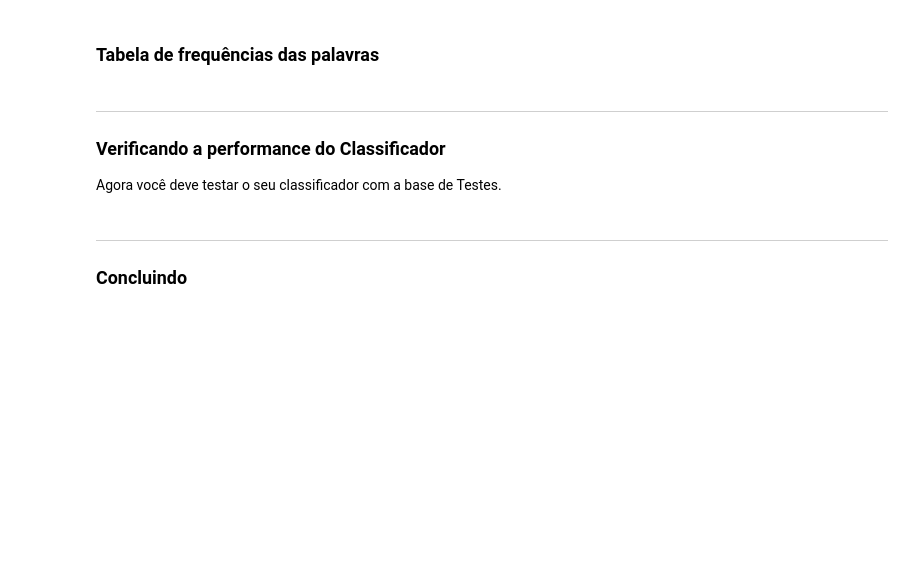
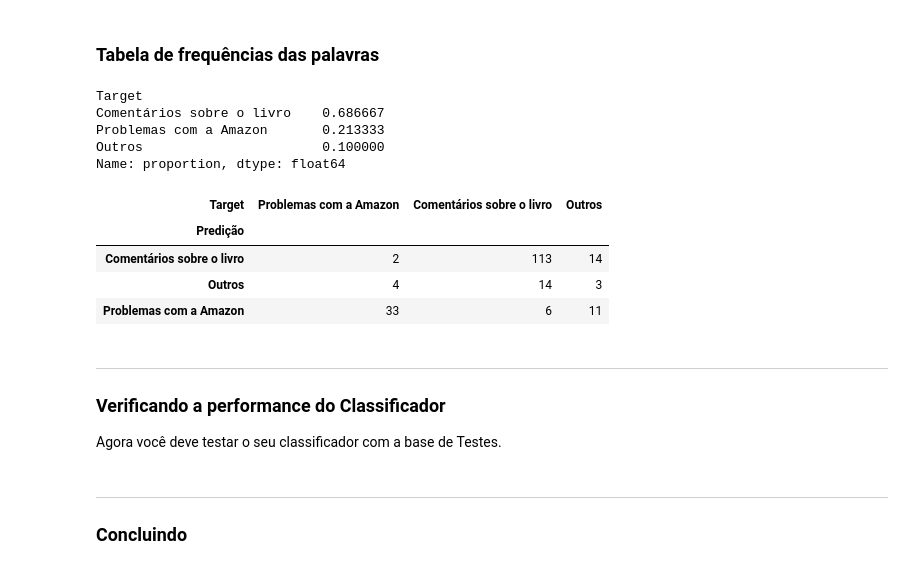
Before and after one commit to Phvr06/cdados-p1, a Jupyter notebook: Projeto1 Template.ipynb, the cells around one changed output. Drawn from its saved outputs; the diff is of its cells as text; code cells hidden in the pictures; blank space fills up the shorter version.

```diff
--- a/Projeto1 Template.ipynb
+++ b/Projeto1 Template.ipynb
@@ -80,15 +213,26 @@ train.head(10)
 # %% [markdown]
 ### Tabela de frequências das palavras
+# %%
+tabela_relativa = train.Target.value_counts(True)
+
+P_amazon = tabela_relativa['Problemas com a Amazon']
+P_livro = tabela_relativa['Comentários sobre o livro']
+P_outros = tabela_relativa['Outros']
+tabela_relativa
+# %% [output]
+Target
+Comentários sobre o livro    0.686667
+Problemas com a Amazon       0.213333
+Outros                       0.100000
+Name: proportion, dtype: float64
 # %%
 # Criando uma lista com todas as palavras diferentes
-
 palavras = ''
 
 for i in range(len(train['Mensagem'])):
-    print(train.Mensagem[i])
     palavras += train['Mensagem'][i] + ' '
 
 palavras = palavras.split()
-palavras = list(set(palavras))
-len(palavras)
+palavras = pd.Series(list(set(palavras)))
+n_palavras_diff = len(palavras)
 # %%
@@ -130,9 +276,46 @@ outros = outros.reset_index(drop=True)
 for i in range(len(outros['Mensagem'])):
     palavras_outros += outros['Mensagem'][i] + ' '
 
-palavras_outros = palavras_outros.split()
-palavras_outros = list(set(palavras_outros))
-len(palavras_outros)
+palavras_outros_lista = palavras_outros.split()
+palavras_outros = pd.Series(palavras_outros_lista)
+P_palavra_dado_outros = palavras_outros.value_counts()
+n_palavras_outros = len(palavras_outros)
+# %%
+for i, frase in test['Mensagem'].items():
+    frase = frase.split()
+    prob_amazon = 1
+    prob_livro = 1
+    prob_outros = 1
+    for palavra in frase:
+        if palavra not in palavras_amazon_lista:
+            prob_amazon *= (0 + 1)/(n_palavras_amazon + n_palavras_diff)
+        else:
+            prob_amazon *= (P_palavra_dado_amazon[palavra] + 1)/(n_palavras_amazon + n_palavras_diff)
+
+        if palavra not in palavras_livro_lista:
+            prob_livro *= (0 + 1)/(n_palavras_livro + n_palavras_diff)
+        else:
+            prob_livro *= (P_palavra_dado_livro[palavra] + 1)/(n_palavras_livro + n_palavras_diff)
+
+        if palavra not in palavras_outros_lista:
+            prob_outros *= (0 + 1)/(n_palavras_outros + n_palavras_diff)
+        else:
+            prob_outros *= (P_palavra_dado_outros[palavra] + 1)/(n_palavras_outros + n_palavras_diff)
+
+    if prob_amazon > prob_livro and prob_amazon > prob_outros:
+        test.loc[i, 'Predição'] = 'Problemas com a Amazon'
+    elif prob_livro > prob_amazon and prob_livro > prob_outros:
+        test.loc[i, 'Predição'] = 'Comentários sobre o livro'
+    else:
+        test.loc[i, 'Predição'] = 'Outros'
+# %%
+pd.crosstab(test['Predição'], test['Target'])
+# %% [output]
+| Target | Problemas com a Amazon | Comentários sobre o livro | Outros |
+| Predição |  |  |  |
+| Comentários sobre o livro | 2 | 113 | 14 |
+| Outros | 4 | 14 | 3 |
+| Problemas com a Amazon | 33 | 6 | 11 |
 # %% [markdown]
 ___
 ### Verificando a performance do Classificador
```
Also changed, not shown: parts of 14 cells of this notebook, 1 other file.
